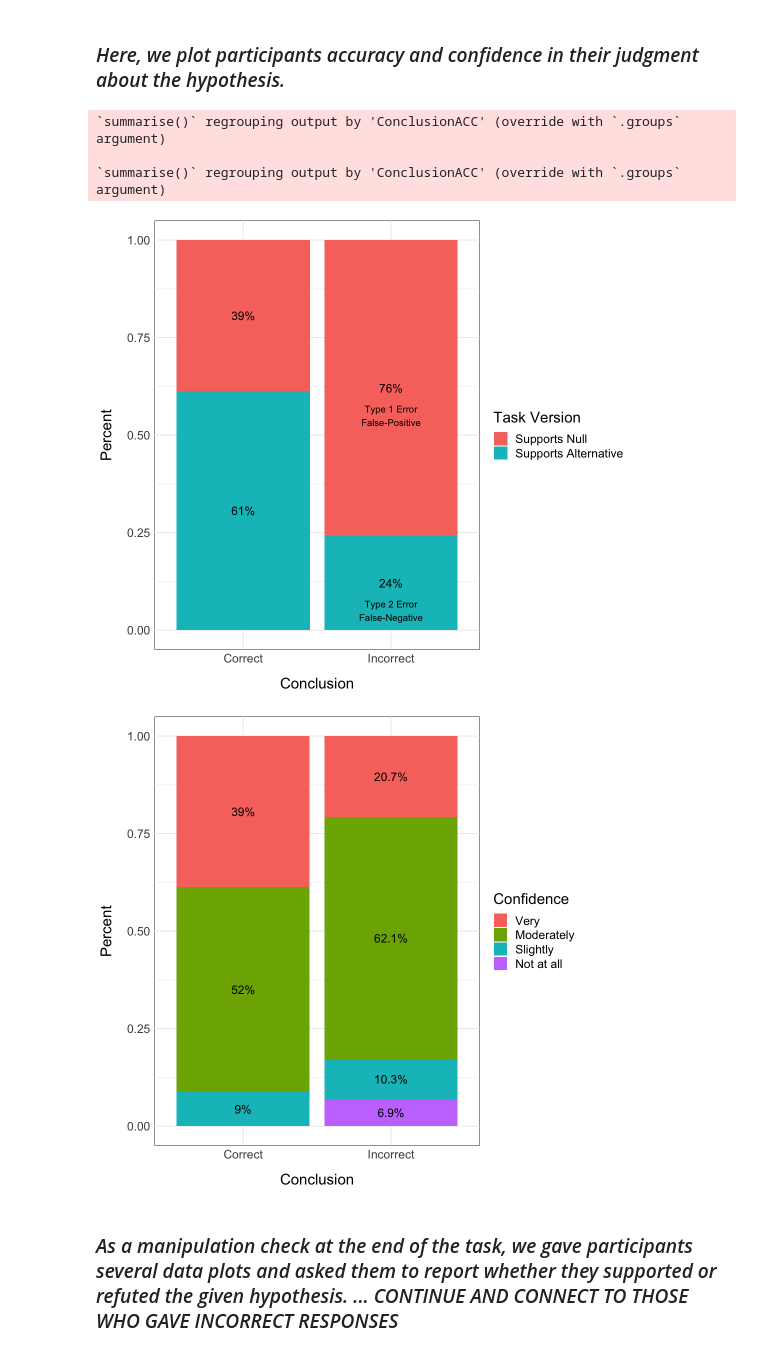
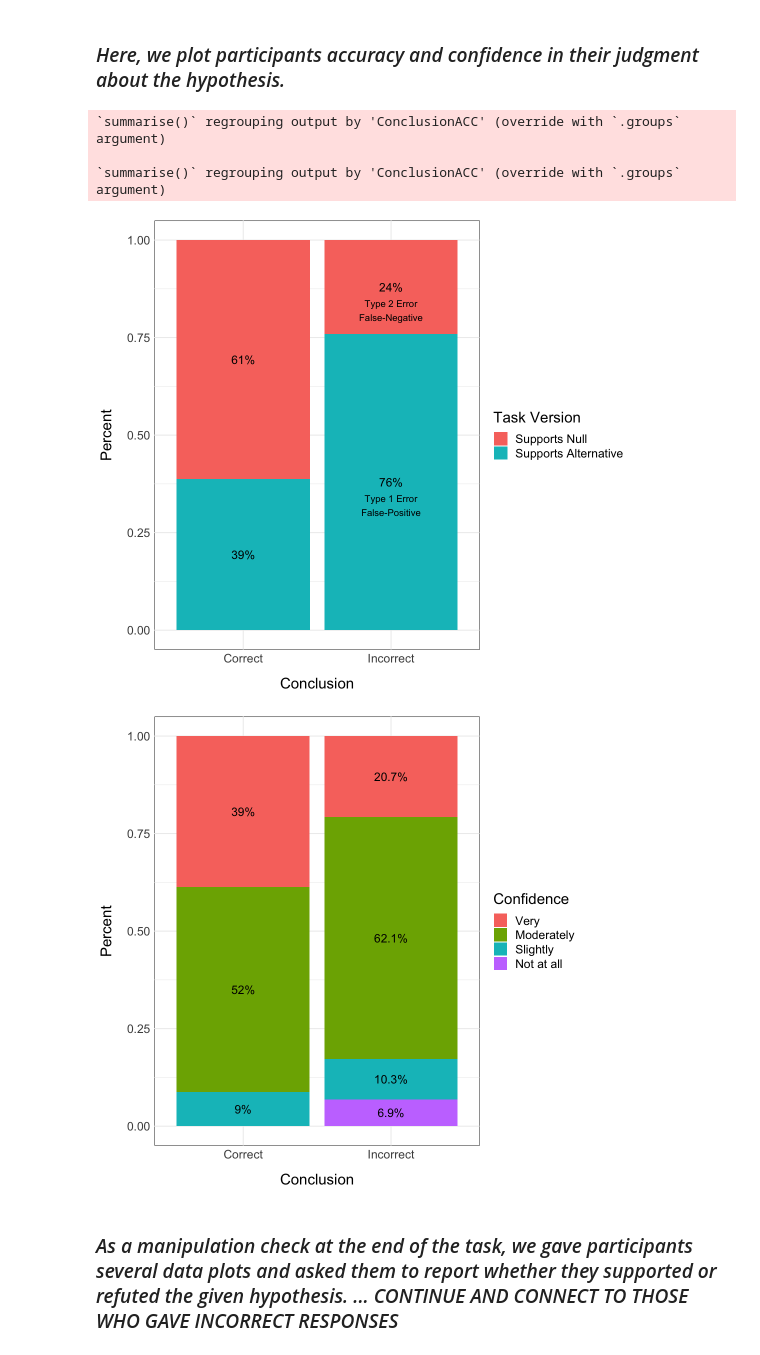
Before and after one commit to cristinagwilson/data-foraging-in-human-robot-teams, a Jupyter notebook: Simulated Scenario/TransectScenario.ipynb, the cells around one changed output. Drawn from its saved outputs; the diff is of its cells as text; code cells hidden in the pictures.

```diff
--- a/Simulated Scenario/TransectScenario.ipynb
+++ b/Simulated Scenario/TransectScenario.ipynb
@@ -307,6 +315,7 @@ Warning message:
 # %%
 # ConclusionACC x Version Plot
 # tells us if ACC differed by what data set you were assigned to - and resulting error type
+DataFinal$Version <- factor(DataFinal$Version, c("Null", "Alternative"))
 options(repr.plot.width=8.9, repr.plot.height=8)
 plotdata <- DataFinal %>% group_by(ConclusionACC, Version) %>% summarize (n = n()) %>%
     mutate (pct = n/sum(n),lbl = scales::percent(pct))
@@ -320,35 +329,35 @@ ggplot(plotdata, mapping = aes(x=ConclusionACC, y=pct, fill=Version)) +
          legend.position = "right",
          axis.title.y = element_text(margin = margin(t = 0, r = 15, b = 0, l = 0)),
          axis.title.x = element_text(margin = margin(t = 15, r = 0, b = 0, l = 0)),
          panel.background = element_rect(fill = NA, color = "black")) +
     geom_text (aes(label= lbl), size = 5, position = position_stack(vjust = 0.5)) +
-    annotate("text", x=2, y=c(.05,.55), size = 4, label=c("Type 2 Error\nFalse-Negative", "Type 1 Error\nFalse-Positive"))
+    annotate("text", x=2, y=c(.82,.32), size = 4, label=c("Type 2 Error\nFalse-Negative", "Type 1 Error\nFalse-Positive"))
 
 # ConclusionACC x ConclusionConfidence
 # tells us if confidence differed between those who decided correctly/incorrectly
 DataFinal$ConclusionConfidence <- factor(DataFinal$ConclusionConfidence,
                                          c("Very confident in my conclusion", "Moderately confident in my conclusion",
                                            "Slightly confident in my conclusion", "Not at all confident in my conclusion"))
 options(repr.plot.width=8.1, repr.plot.height=8)
 plotdata <- DataFinal %>% group_by(ConclusionACC, ConclusionConfidence) %>% summarize (n = n()) %>%
     mutate (pct = n/sum(n),lbl = scales::percent(pct))
 ggplot(plotdata, mapping = aes(x=ConclusionACC, y=pct, fill=ConclusionConfidence)) +
     geom_bar(stat= "identity", position="fill") +
     scale_y_continuous (name = "Percent") +
     scale_x_discrete (name = "Conclusion") +
     scale_fill_discrete (name = "Confidence", labels = c("Very", "Moderately", "Slightly", "Not at all")) +
     theme_minimal() +
     theme (text=element_text(size=18),
          legend.position = "right",
          axis.title.y = element_text(margin = margin(t = 0, r = 15, b = 0, l = 0)),
          axis.title.x = element_text(margin = margin(t = 15, r = 0, b = 0, l = 0)),
          panel.background = element_rect(fill = NA, color = "black")) +
     geom_text (aes(label= lbl), size = 5, position = position_stack(vjust = 0.5))
 # %% [output]
 `summarise()` regrouping output by 'ConclusionACC' (override with `.groups` argument)
 
 `summarise()` regrouping output by 'ConclusionACC' (override with `.groups` argument)
-[figure, old version]
+[figure, new version]
 [figure]
 # %% [markdown]
 ### *As a manipulation check at the end of the task, we gave participants several data plots and asked them to report whether they supported or refuted the given hypothesis. ... CONTINUE AND CONNECT TO THOSE WHO GAVE INCORRECT RESPONSES*
```
Also changed, not shown: parts of 2 cells of this notebook.
